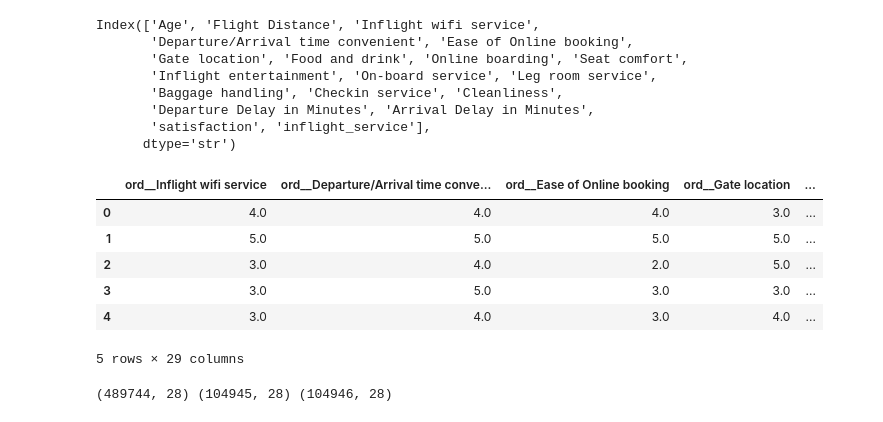
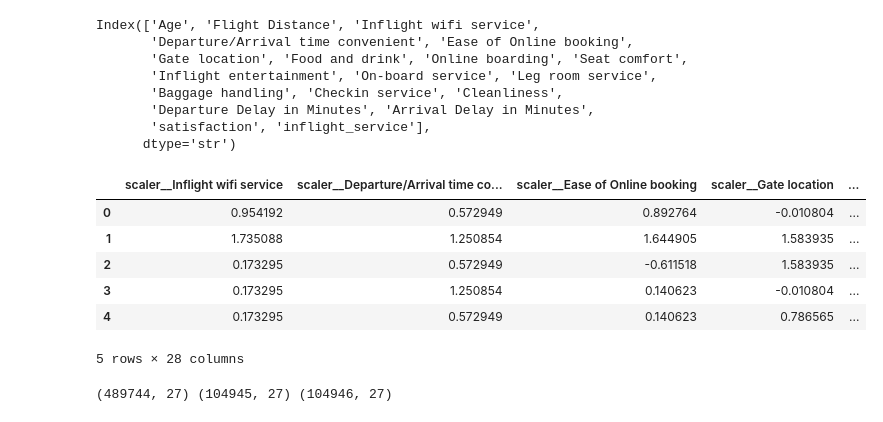
Before and after one commit to Orlandovpjunior/kaggle, a Jupyter notebook: PredictingAirlineSatisfaction/notebook.ipynb, the cells around one changed output. Cells and saved outputs as stored; diff of their text form; code cells hidden in the pictures.

```diff
--- a/PredictingAirlineSatisfaction/notebook.ipynb
+++ b/PredictingAirlineSatisfaction/notebook.ipynb
@@ -180,9 +216,9 @@ sns.relplot(
 # %%
-features = ['Flight Distance','Departure Delay in Minutes']
+# features = ['Flight Distance','Departure Delay in Minutes']
 
-kmeans = KMeans(n_clusters=3)
-df["Cluster"] = kmeans.fit_predict(df[features])
-df["Cluster"] = df["Cluster"].astype("category")
+# kmeans = KMeans(n_clusters=3)
+# df["Cluster"] = kmeans.fit_predict(df[features])
+# df["Cluster"] = df["Cluster"].astype("category")
 # %%
 df.select_dtypes(include=['number']).columns
 # %% [output]
@@ -195,42 +231,37 @@ Index(['Age', 'Flight Distance', 'Inflight wifi service',
        'satisfaction', 'inflight_service'],
       dtype='str')
 # %%
-features_to_ordinal = [
-    'Inflight wifi service', 'Departure/Arrival time convenient',
+features_to_scaler = ['Inflight wifi service', 'Departure/Arrival time convenient',
     'Ease of Online booking', 'Gate location', 'Food and drink',
     'Online boarding', 'Seat comfort', 'Inflight entertainment',
     'On-board service', 'Leg room service', 'Baggage handling',
-    'Checkin service', 'Cleanliness', 'inflight_service'
-]
-
-features_to_scaler = ['Age', 'Flight Distance',
+    'Checkin service', 'Cleanliness','Age', 'Flight Distance',
                       'Departure Delay in Minutes', 'Arrival Delay in Minutes']
 
 features_to_one_hot = ['Gender', 'Customer Type', 'Type of Travel', 'Class']
 
 preprocessor = ColumnTransformer(
     transformers=[
-        ('ord', OrdinalEncoder(), features_to_ordinal),
         ('scaler', StandardScaler(), features_to_scaler),
         ('cat', OneHotEncoder(handle_unknown='ignore', sparse_output=False),
          features_to_one_hot),
     ],
     remainder='passthrough'
 )
 
 new_transform_data = preprocessor.fit_transform(df)
 names = preprocessor.get_feature_names_out()
 
 new_df = pd.DataFrame(data=new_transform_data, columns=names)
 new_df.head()
 # %% [output]
-|  | ord__Inflight wifi service | ord__Departure/Arrival time conve... | ord__Ease of Online booking | ord__Gate location | ... |
-| 0 | 4.0 | 4.0 | 4.0 | 3.0 | ... |
-| 1 | 5.0 | 5.0 | 5.0 | 5.0 | ... |
-| 2 | 3.0 | 4.0 | 2.0 | 5.0 | ... |
-| 3 | 3.0 | 5.0 | 3.0 | 3.0 | ... |
-| 4 | 3.0 | 4.0 | 3.0 | 4.0 | ... |
+|  | scaler__Inflight wifi service | scaler__Departure/Arrival time co... | scaler__Ease of Online booking | scaler__Gate location | ... |
+| 0 | 0.954192 | 0.572949 | 0.892764 | -0.010804 | ... |
+| 1 | 1.735088 | 1.250854 | 1.644905 | 1.583935 | ... |
+| 2 | 0.173295 | 0.572949 | -0.611518 | 1.583935 | ... |
+| 3 | 0.173295 | 1.250854 | 0.140623 | -0.010804 | ... |
+| 4 | 0.173295 | 0.572949 | 0.140623 | 0.786565 | ... |
-5 rows × 29 columns
+5 rows × 28 columns
 # %%
 df_training = new_df[:len(df_train)]
 df_testing = new_df[len(df_train):]
@@ -247,4 +278,4 @@ X_val, X_test, y_val, y_test = train_test_split(X_temp,y_temp,test_size=0.5,shuf
 
 print(X_train.shape, X_val.shape, X_test.shape)
 # %% [output]
-(489744, 28) (104945, 28) (104946, 28)
+(489744, 27) (104945, 27) (104946, 27)
```
Also changed, not shown: parts of 18 cells of this notebook, 1 other file.
